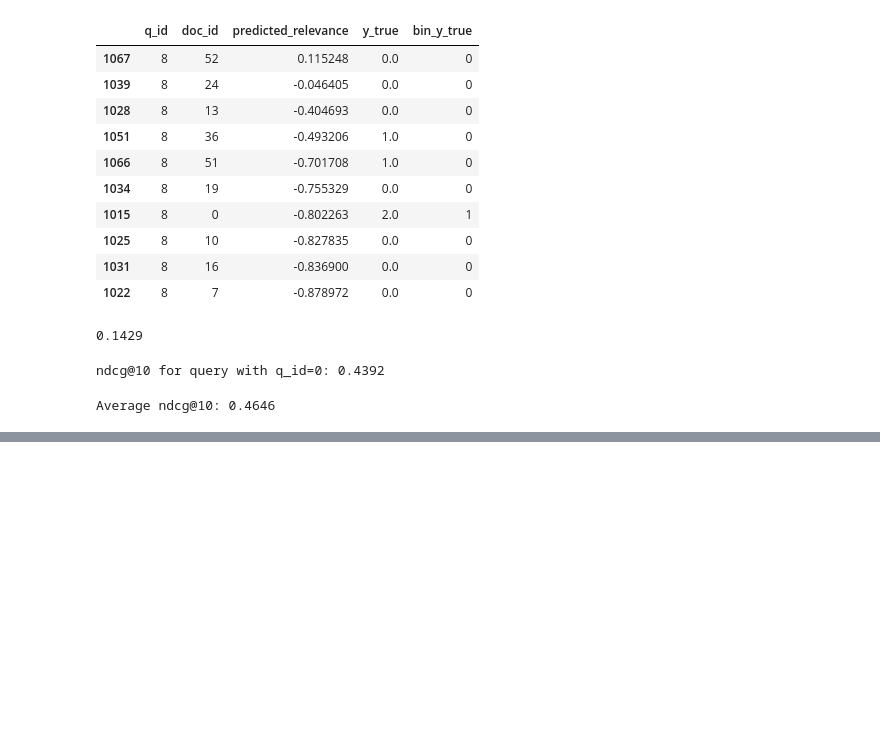
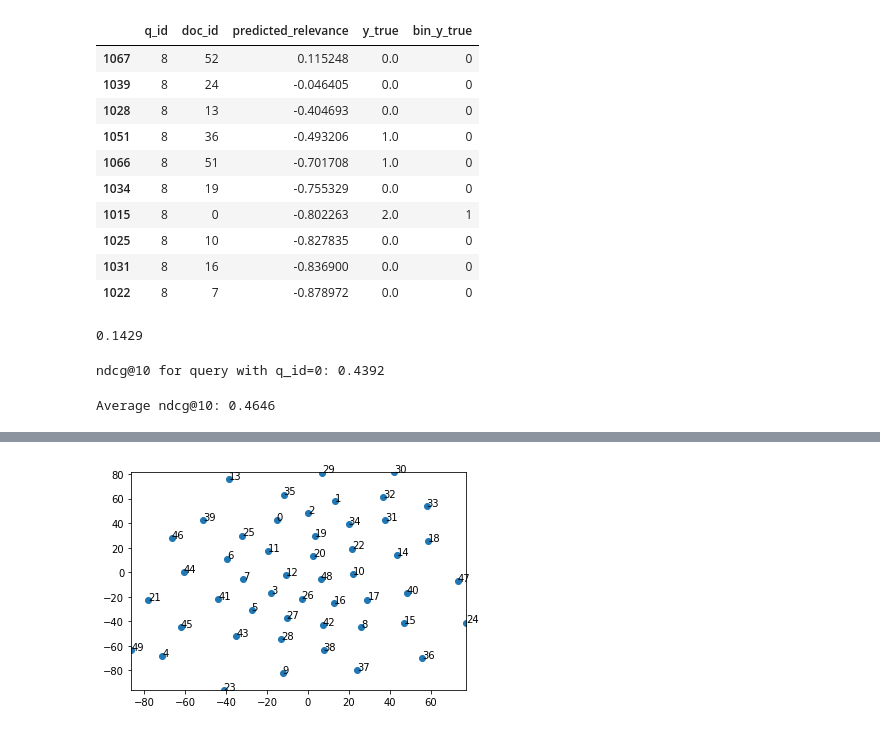
Before and after one commit to iliasasskali/Project-IR-WA, a Jupyter notebook: IRWA-2021-final-project-part-1.ipynb, the cells around one changed output, grey strips where cells are left out. Saved outputs shown, nothing was run; the diff lists cells and outputs as text; code cells hidden in the pictures; blank space fills up the shorter version.

```diff
--- a/IRWA-2021-final-project-part-1.ipynb
+++ b/IRWA-2021-final-project-part-1.ipynb
@@ -644,0 +654,4 @@ Average ndcg@10: 0.4646
+# %%
+# First time running this, it will take awhile (over 10 minutes depending on downloading speed)
+# The model (word2vec-google-news-300) is trained on Google News (about 100 billion words).
+word2vec_model = api.load("word2vec-google-news-300") # Load Word2Vec language model
@@ -644,0 +700,41 @@ Average ndcg@10: 0.4646
+# %%
+def plot_tweets(lines):
+    """
+    Represents the tweets in a two-dimensional scatter plot.
+    """
+    word_representations = np.empty((0,300), dtype='f')
+    word_labels = []
+
+    for tweetId in lines:
+        full_tweet = lines[str(tweetId)]
+
+        tweet = full_tweet["full_text"] # Tweet
+        vector_rep = vector_representation(tweet)
+        try:
+            word_representations = np.append(word_representations, np.array([vector_rep]), axis=0)
+        except:
+            continue
+        word_labels.append(tweetId)
+
+
+    # find tsne coords for 2 dimensions
+    tsne = TSNE(n_components=2, random_state=0)
+    np.set_printoptions(suppress=True)
+    Y = tsne.fit_transform(word_representations)
+
+    x_coords = Y[:, 0]
+    y_coords = Y[:, 1]
+    # display scatter plot
+    plt.scatter(x_coords, y_coords)
+
+    for label, x, y in zip(word_labels, x_coords, y_coords):
+        plt.annotate(label, xy=(x, y), xytext=(0, 0), textcoords='offset points')
+    plt.xlim(x_coords.min()+0.00005, x_coords.max()+0.00005)
+    plt.ylim(y_coords.min()+0.00005, y_coords.max()+0.00005)
+    plt.show()
+# %%
+# Testing the plot function for 50 tweets, if all tweets are used the label will hide the value and the plot won't look good
+sliced_lines = dict(itertools.islice(lines.items(), 50))
+plot_tweets(sliced_lines)
+# %% [output]
+[figure, added]
```
Also changed, not shown: parts of 5 cells of this notebook, 2 other files.
